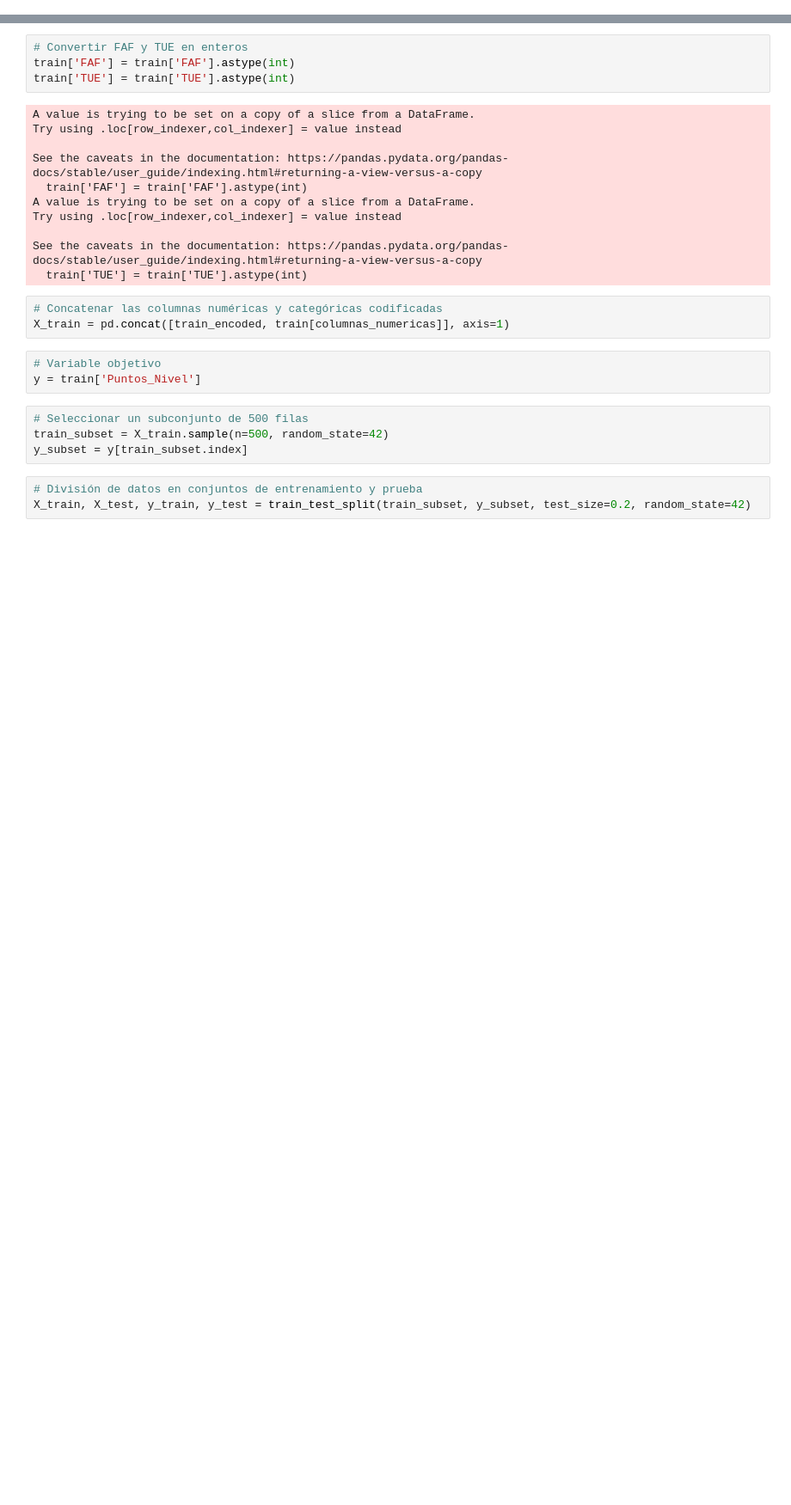
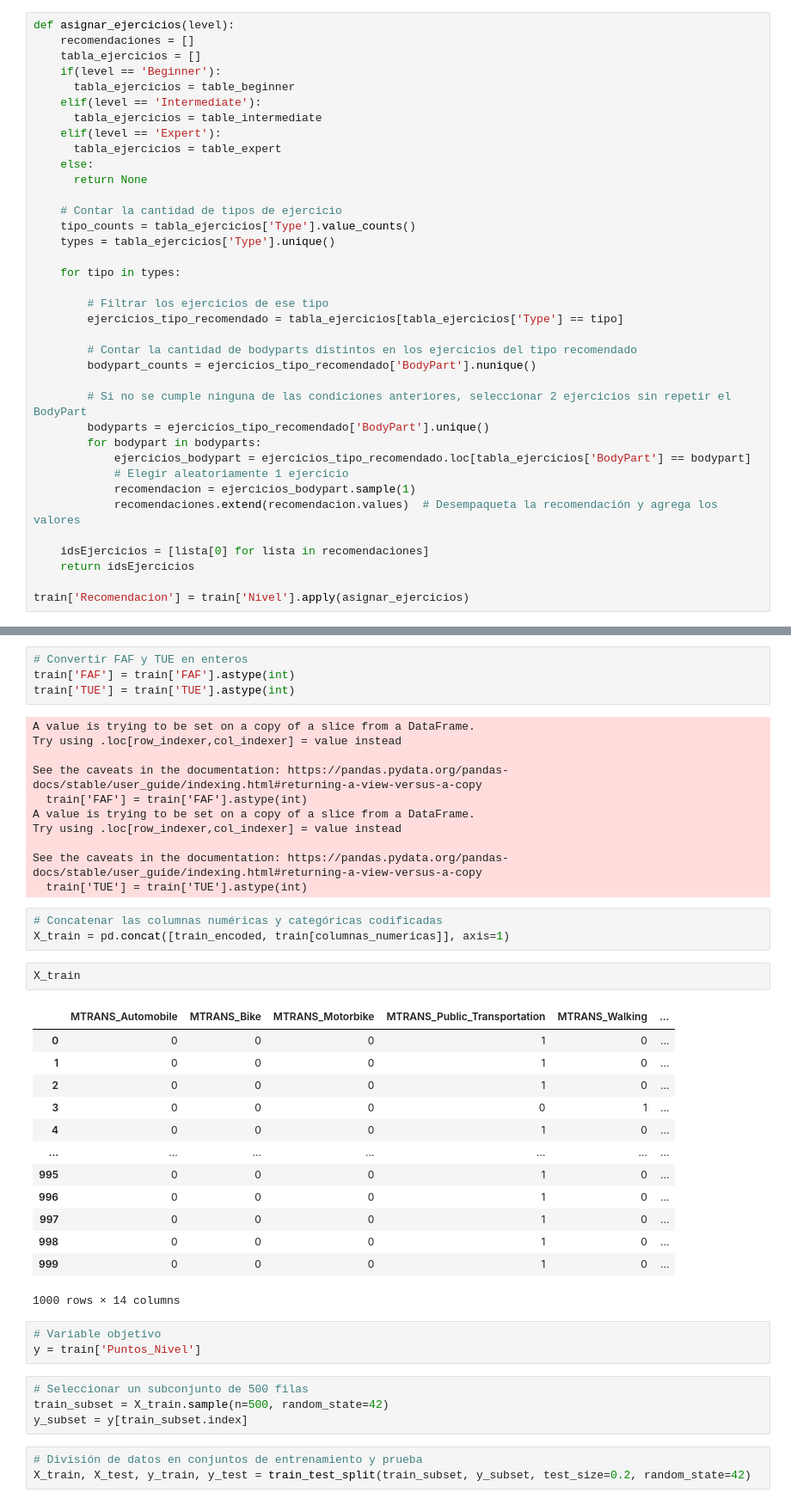
Before and after one commit to SilverFoxMedia-Tesis/IA_01, a Jupyter notebook: Algoritmo_de_Regresión_Polinomial.ipynb, the cells around one changed output, grey strips where cells are left out. Shown at 86% size. Drawn from its saved outputs; the diff is of its cells as text; blank space fills up the shorter version.

Commit message:
Se agregó los ejercicios

```diff
--- a/Algoritmo_de_Regresión_Polinomial.ipynb
+++ b/Algoritmo_de_Regresión_Polinomial.ipynb
@@ -73,3 +83,40 @@ Try using .loc[row_indexer,col_indexer] = value instead
 
 See the caveats in the documentation: https://pandas.pydata.org/pandas-docs/stable/user_guide/indexing.html#returning-a-view-versus-a-copy
   train['Nivel'] = train['Puntos_Nivel'].apply(encontrar_nivel)
+# %%
+def asignar_ejercicios(level):
+    recomendaciones = []
+    tabla_ejercicios = []
+    if(level == 'Beginner'):
+      tabla_ejercicios = table_beginner
+    elif(level == 'Intermediate'):
+      tabla_ejercicios = table_intermediate
+    elif(level == 'Expert'):
+      tabla_ejercicios = table_expert
+    else:
+      return None
+
+    # Contar la cantidad de tipos de ejercicio
+    tipo_counts = tabla_ejercicios['Type'].value_counts()
+    types = tabla_ejercicios['Type'].unique()
+
+    for tipo in types:
+
+        # Filtrar los ejercicios de ese tipo
+        ejercicios_tipo_recomendado = tabla_ejercicios[tabla_ejercicios['Type'] == tipo]
+
+        # Contar la cantidad de bodyparts distintos en los ejercicios del tipo recomendado
+        bodypart_counts = ejercicios_tipo_recomendado['BodyPart'].nunique()
+
+        # Si no se cumple ninguna de las condiciones anteriores, seleccionar 2 ejercicios sin repetir el BodyPart
+        bodyparts = ejercicios_tipo_recomendado['BodyPart'].unique()
+        for bodypart in bodyparts:
+            ejercicios_bodypart = ejercicios_tipo_recomendado.loc[tabla_ejercicios['BodyPart'] == bodypart]
+            # Elegir aleatoriamente 1 ejercicio
+            recomendacion = ejercicios_bodypart.sample(1)
+            recomendaciones.extend(recomendacion.values)  # Desempaqueta la recomendación y agrega los valores
+
+    idsEjercicios = [lista[0] for lista in recomendaciones]
+    return idsEjercicios
+
+train['Recomendacion'] = train['Nivel'].apply(asignar_ejercicios)
@@ -98,6 +151,22 @@ See the caveats in the documentation: https://pandas.pydata.org/pandas-docs/stab
 # %%
 # Concatenar las columnas numéricas y categóricas codificadas
 X_train = pd.concat([train_encoded, train[columnas_numericas]], axis=1)
+# %%
+X_train
+# %% [output]
+|  | MTRANS_Automobile | MTRANS_Bike | MTRANS_Motorbike | MTRANS_Public_Transportation | MTRANS_Walking | ... |
+| 0 | 0 | 0 | 0 | 1 | 0 | ... |
+| 1 | 0 | 0 | 0 | 1 | 0 | ... |
+| 2 | 0 | 0 | 0 | 1 | 0 | ... |
+| 3 | 0 | 0 | 0 | 0 | 1 | ... |
+| 4 | 0 | 0 | 0 | 1 | 0 | ... |
+| ... | ... | ... | ... | ... | ... | ... |
+| 995 | 0 | 0 | 0 | 1 | 0 | ... |
+| 996 | 0 | 0 | 0 | 1 | 0 | ... |
+| 997 | 0 | 0 | 0 | 1 | 0 | ... |
+| 998 | 0 | 0 | 0 | 1 | 0 | ... |
+| 999 | 0 | 0 | 0 | 1 | 0 | ... |
+1000 rows × 14 columns
 # %%
 # Variable objetivo
 y = train['Puntos_Nivel']
```
Also changed, not shown: parts of 8 cells of this notebook.
